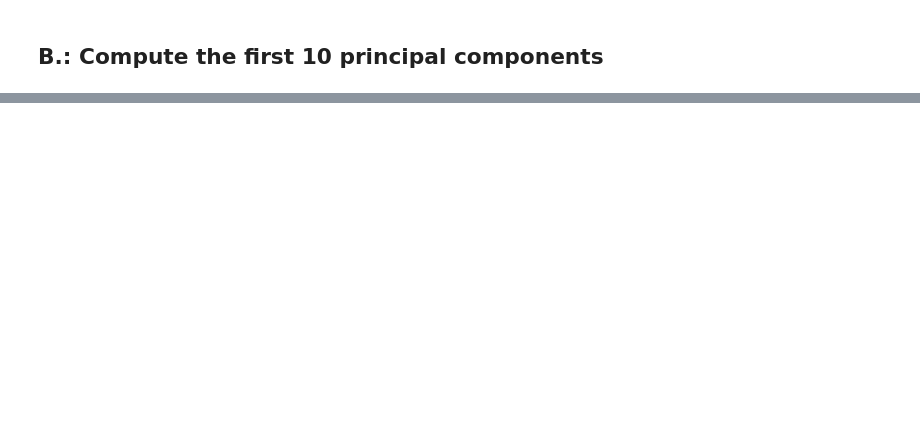
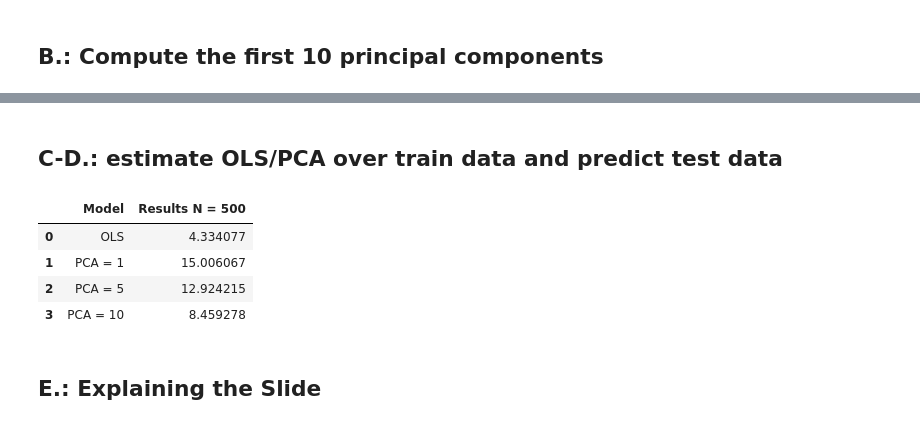
Before and after one commit to 00Dabide/Data_Science_1_Final_Assignment, a Jupyter notebook: Assignment.ipynb, the cells around one changed output, grey strips where cells are left out. Saved outputs shown, nothing was run; the diff lists cells and outputs as text; code cells hidden in the pictures; blank space fills up the shorter version.

```diff
--- a/Assignment.ipynb
+++ b/Assignment.ipynb
@@ -223,0 +233,6 @@ n_features = 10
+# %%
+# Declare PCA
+pca = PCA(n_components=10)
+
+# Fit the PCA model to the data
+principal_components = pca.fit_transform(variables)
@@ -223,0 +256,44 @@ n_features = 10
+# %% [markdown]
+## C-D.: estimate OLS/PCA over train data and predict test data
+# %%
+#Create X with noise and Y from train data
+X_train = np.array(data_train.iloc[:,1:51])
+Y_train = np.array(data_train.iloc[:,0])
+
+#Create X and Y from test data
+X_test = np.array(data_test.iloc[:,1:51])
+Y_test = np.array(data_test.iloc[:,0])
+
+mse_results = []
+# %%
+# OLS
+linreg_all_features = LinearRegression().fit(X_train, Y_train)
+prediction = linreg_all_features.predict(X_test)
+mse_all = np.mean((prediction - Y_test)**2)
+mse_results.append(mse_all)
+# %%
+# get the training part of the principal components
+principal_components = principal_components[:500]
+
+# TODO: Calculate MSE of OLS models by changing how many principal components is used
+for i in [1,5,10]:
+    n_pc = i
+    linreg_pca = LinearRegression().fit(principal_components[:,:n_pc], Y_train)
+    prediction = linreg_pca.predict(pca.transform(X_test)[:,:n_pc])
+    mse_pca = np.mean((prediction - Y_test)**2)
+    mse_results.append(mse_pca)
+# %%
+df = pd.DataFrame({
+    'Model': ["OLS","PCA = 1","PCA = 5","PCA = 10"],
+    'Results N = 500': mse_results
+})
+
+df
+# %% [output]
+|  | Model | Results N = 500 |
+| 0 | OLS | 4.334077 |
+| 1 | PCA = 1 | 15.006067 |
+| 2 | PCA = 5 | 12.924215 |
+| 3 | PCA = 10 | 8.459278 |
+# %% [markdown]
+## E.: Explaining the Slide
```
Also changed, not shown: parts of 11 cells of this notebook.
